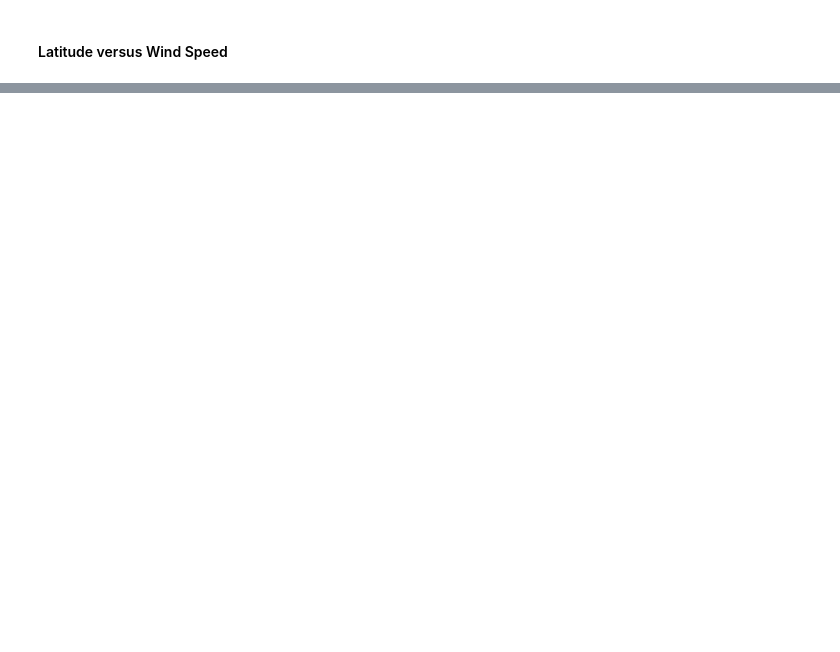
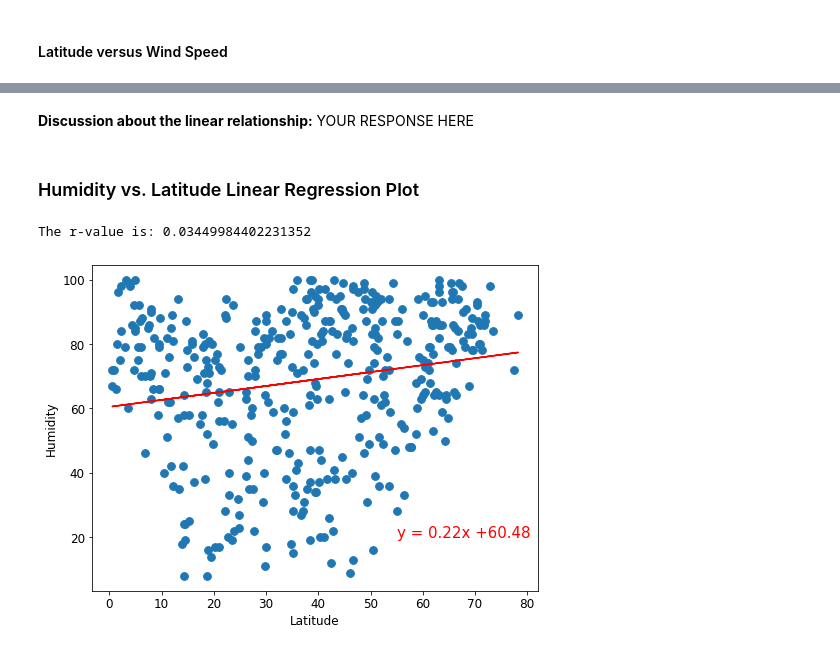
Before and after one commit to jbarkle/Python-API-Challenge, a Jupyter notebook: WeatherPy/WeatherPy.ipynb, the cells around one changed output, grey strips where cells are left out. Drawn from its saved outputs; the diff is of its cells as text; code cells hidden in the pictures; blank space fills up the shorter version.

```diff
--- a/WeatherPy/WeatherPy.ipynb
+++ b/WeatherPy/WeatherPy.ipynb
@@ -272,0 +352,17 @@ plt.show()
+# %% [markdown]
+**Discussion about the linear relationship:** YOUR RESPONSE HERE
+# %% [markdown]
+### Humidity vs. Latitude Linear Regression Plot
+# %%
+# Northern Hemisphere
+# # Linear regression on Northern Hemisphere
+x = northern_hemi_df["Lat"]
+y = northern_hemi_df["Humidity"]
+c = "Latitude"
+d = "Humidity"
+e = 55
+f = 20
+linregplot(x,y,c,d,e,f)
+# %% [output]
+The r-value is: 0.03449984402231352
+[figure, added]
```
Also changed, not shown: parts of 27 cells of this notebook, 1 other file.
